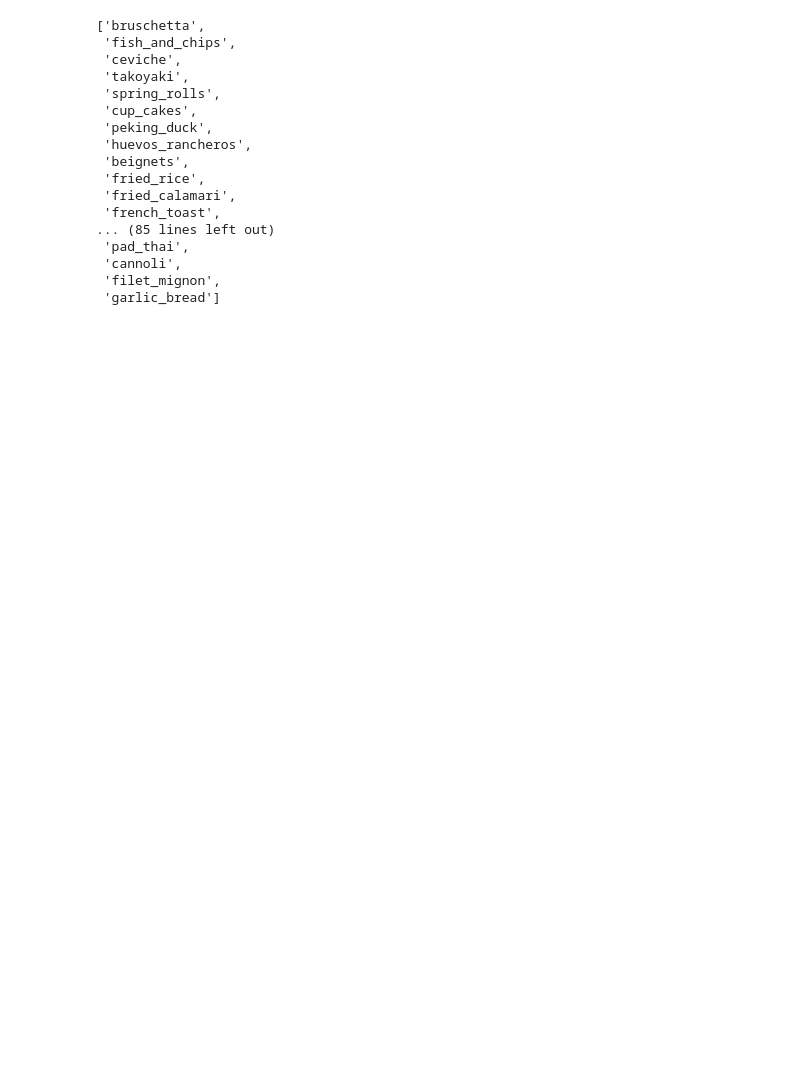
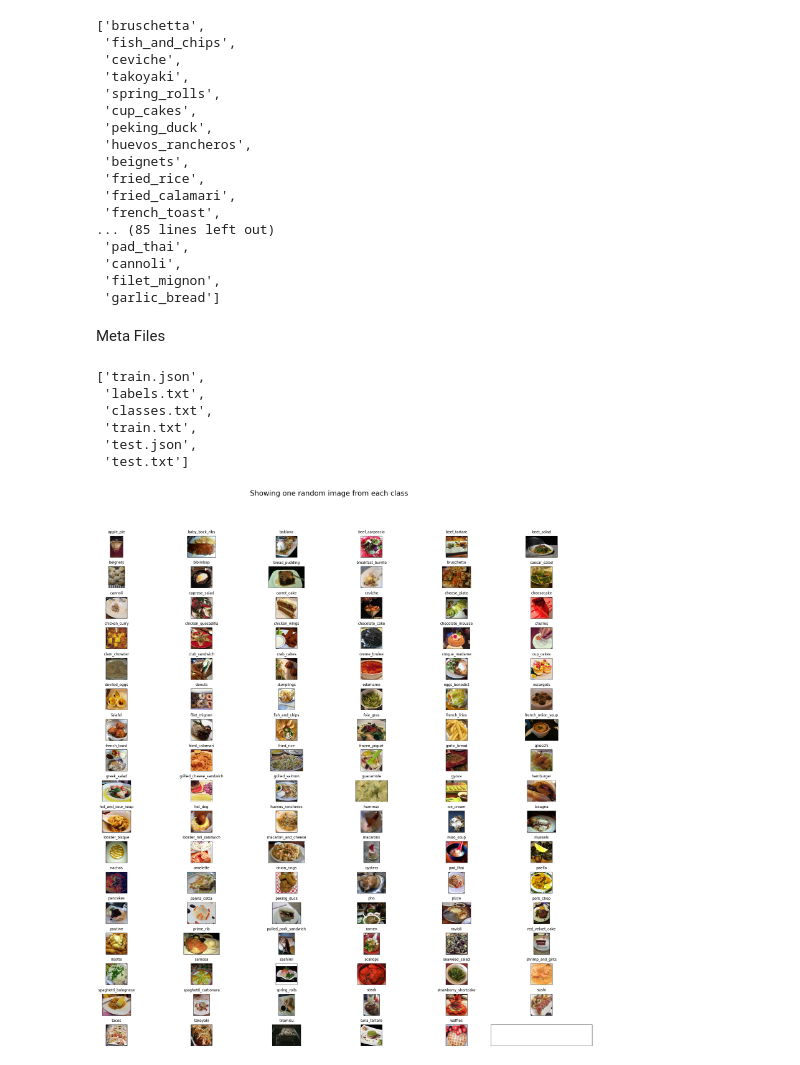
Before and after one commit to Lakshaykumarr28/Prasunet_Company_projects, a Jupyter notebook: Prasunet_ML_05/food_Calorie_Detection.ipynb, the cells around one changed output. Drawn from its saved outputs; the diff is of its cells as text; code cells hidden in the pictures; blank space fills up the shorter version.

```diff
--- a/Prasunet_ML_05/food_Calorie_Detection.ipynb
+++ b/Prasunet_ML_05/food_Calorie_Detection.ipynb
@@ -81,3 +93,42 @@ os.listdir('food-101/images')
  'cannoli',
  'filet_mignon',
  'garlic_bread']
+# %% [markdown]
+Meta Files
+# %%
+os.listdir('food-101/meta')
+# %% [output]
+['train.json',
+ 'labels.txt',
+ 'classes.txt',
+ 'train.txt',
+ 'test.json',
+ 'test.txt']
+# %%
+# Visualize the data, showing one image per class from 101 classes
+rows = 17
+cols = 6
+fig, ax = plt.subplots(rows, cols, figsize=(25,25))
+fig.suptitle("Showing one random image from each class", y=1.05, fontsize=24) # Adding  y=1.05, fontsize=24 helped me fix the suptitle overlapping with axes issue
+data_dir = "food-101/images/"
+foods_sorted = sorted(os.listdir(data_dir))
+food_id = 0
+for i in range(rows):
+  for j in range(cols):
+    try:
+      food_selected = foods_sorted[food_id]
+      food_id += 1
+    except:
+      break
+    if food_selected == '.DS_Store':
+        continue
+    food_selected_images = os.listdir(os.path.join(data_dir,food_selected)) # returns the list of all files present in each food category
+    food_selected_random = np.random.choice(food_selected_images) # picks one food item from the list as choice, takes a list and returns one random item
+    img = plt.imread(os.path.join(data_dir,food_selected, food_selected_random))
+    ax[i][j].imshow(img)
+    ax[i][j].set_title(food_selected, pad = 10)
+
+plt.setp(ax, xticks=[],yticks=[])
+plt.tight_layout()
+# %% [output]
+[figure, added]
```
Also changed, not shown: parts of 6 cells of this notebook.
